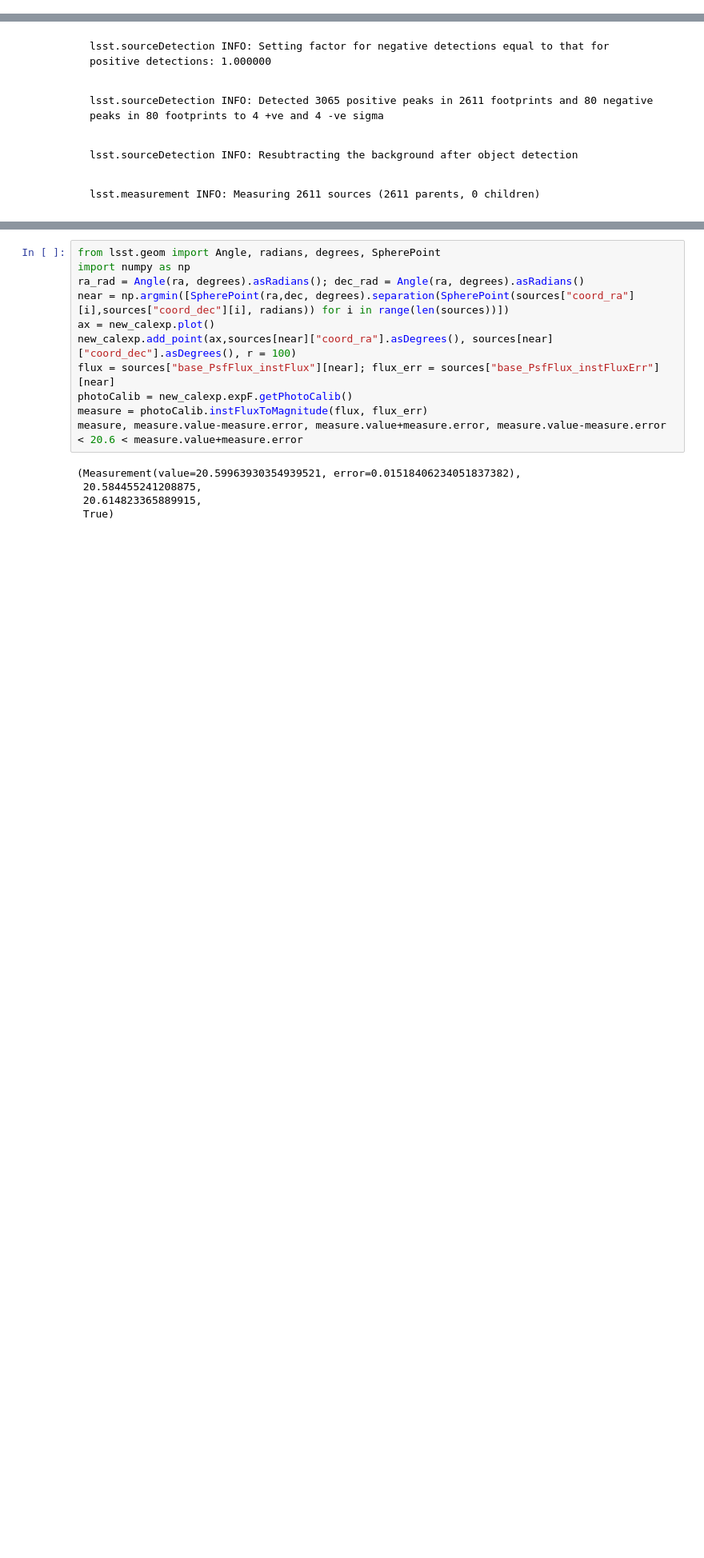
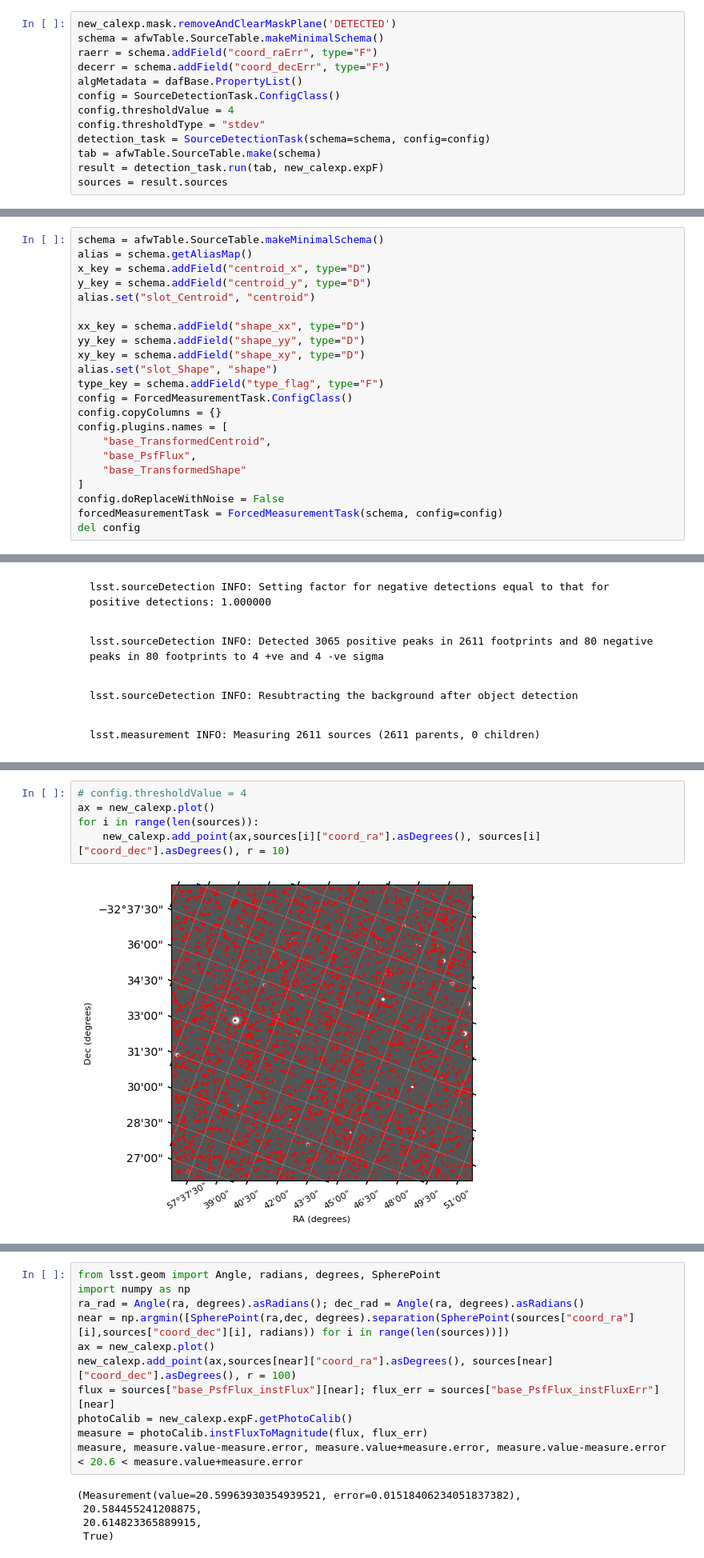
Before and after one commit to nowokaren/DP0_microlensing, a Jupyter notebook: proof_of_concept.ipynb, the cells around one changed output, grey strips where cells are left out. Shown at 80% size. Cells and saved outputs as stored; diff of their text form; blank space fills up the shorter version.

Commit message:
multiband with forcedMeasurmentTask and overlap OK

```diff
--- a/proof_of_concept.ipynb
+++ b/proof_of_concept.ipynb
@@ -87,0 +105,13 @@ lsst.visitInjectTask INFO: Injected 1 of 1 potential source. 0 sources flagged a
+# %%
+new_calexp.mask.removeAndClearMaskPlane('DETECTED')
+schema = afwTable.SourceTable.makeMinimalSchema()
+raerr = schema.addField("coord_raErr", type="F")
+decerr = schema.addField("coord_decErr", type="F")
+algMetadata = dafBase.PropertyList()
+config = SourceDetectionTask.ConfigClass()
+config.thresholdValue = 4
+config.thresholdType = "stdev"
+detection_task = SourceDetectionTask(schema=schema, config=config)
+tab = afwTable.SourceTable.make(schema)
+result = detection_task.run(tab, new_calexp.expF)
+sources = result.sources
@@ -89,0 +126,22 @@ lsst.visitInjectTask INFO: Injected 1 of 1 potential source. 0 sources flagged a
+# %%
+schema = afwTable.SourceTable.makeMinimalSchema()
+alias = schema.getAliasMap()
+x_key = schema.addField("centroid_x", type="D")
+y_key = schema.addField("centroid_y", type="D")
+alias.set("slot_Centroid", "centroid")
+
+xx_key = schema.addField("shape_xx", type="D")
+yy_key = schema.addField("shape_yy", type="D")
+xy_key = schema.addField("shape_xy", type="D")
+alias.set("slot_Shape", "shape")
+type_key = schema.addField("type_flag", type="F")
+config = ForcedMeasurementTask.ConfigClass()
+config.copyColumns = {}
+config.plugins.names = [
+    "base_TransformedCentroid",
+    "base_PsfFlux",
+    "base_TransformedShape"
+]
+config.doReplaceWithNoise = False
+forcedMeasurementTask = ForcedMeasurementTask(schema, config=config)
+del config
@@ -140,3 +247,10 @@ sources
 2610 1.0039662333226618 ...                False
 2611 1.0058461100789822 ...                False
 Length = 2611 rows
+# %%
+# config.thresholdValue = 4
+ax = new_calexp.plot()
+for i in range(len(sources)):
+    new_calexp.add_point(ax,sources[i]["coord_ra"].asDegrees(), sources[i]["coord_dec"].asDegrees(), r = 10)
+# %% [output]
+[figure, added]
```
Also changed, not shown: parts of 15 cells of this notebook, 7 other files.
